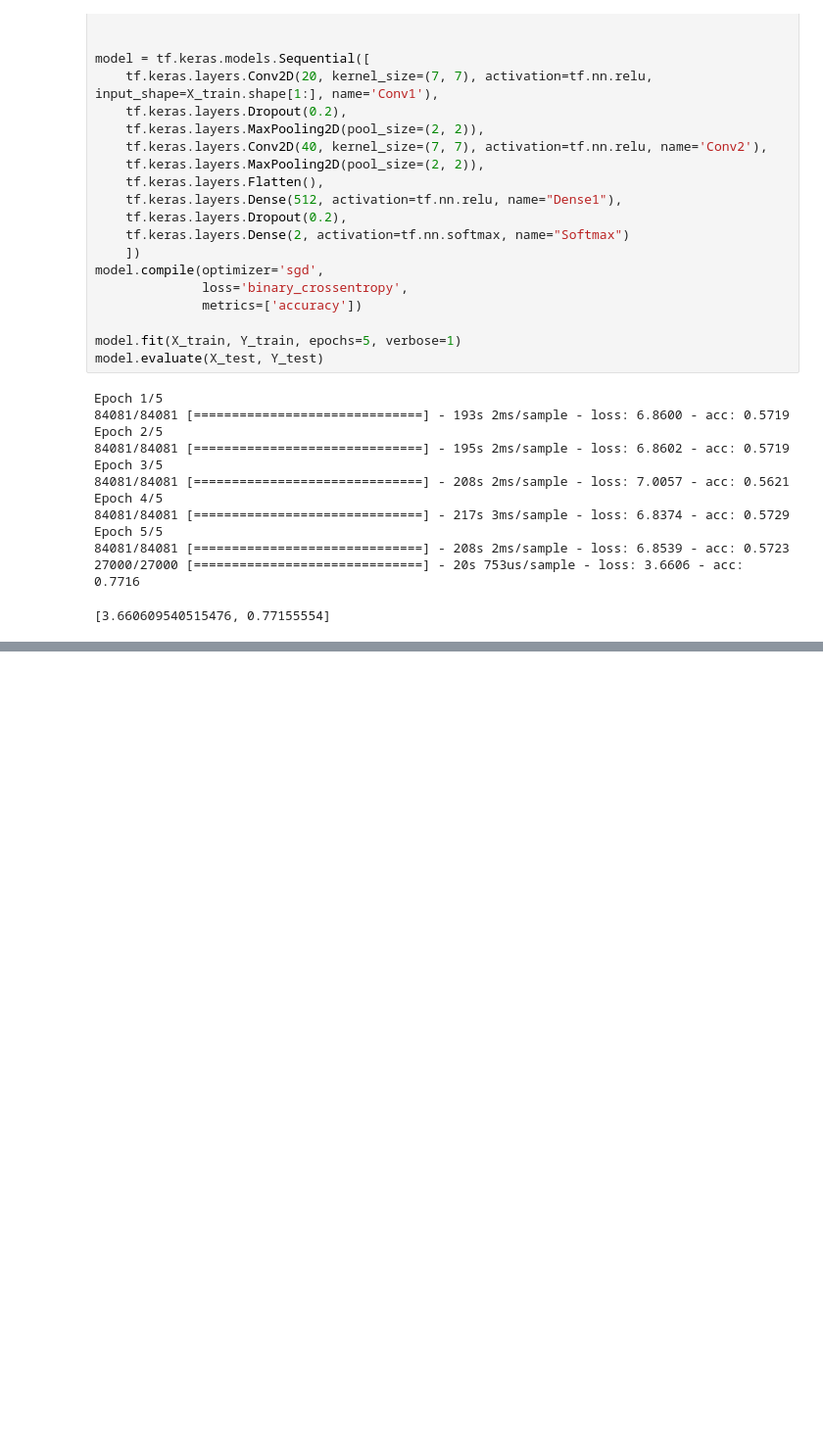
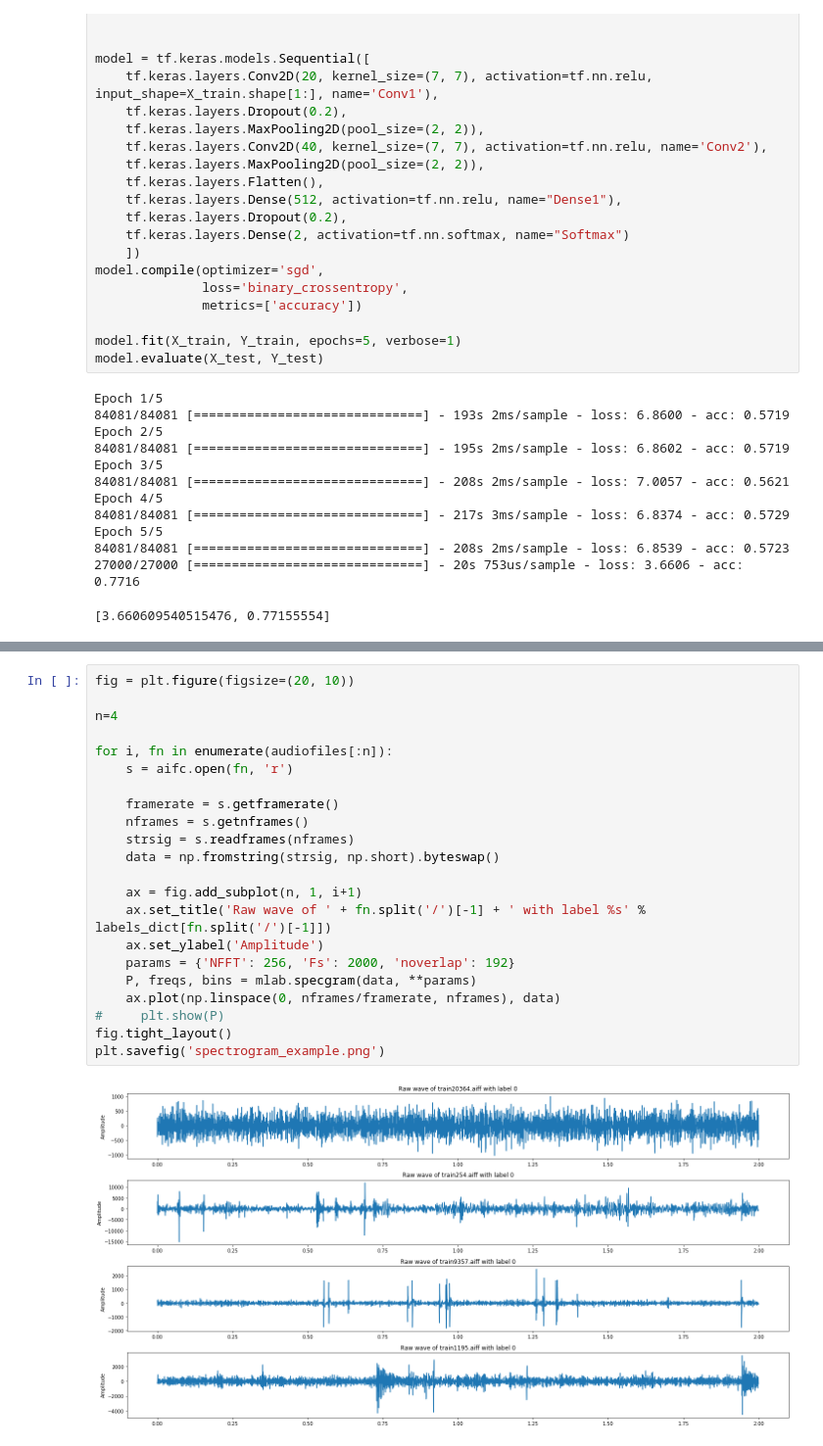
Before and after one commit to JorgeRodri/WhaleClassification, a Jupyter notebook: Pruebas.ipynb, the cells around one changed output, grey strips where cells are left out. Shown at 98% size. Cells and saved outputs as stored; diff of their text form; blank space fills up the shorter version.

```diff
--- a/Pruebas.ipynb
+++ b/Pruebas.ipynb
@@ -230,0 +304,24 @@ Epoch 5/5
+# %%
+fig = plt.figure(figsize=(20, 10))
+
+n=4
+
+for i, fn in enumerate(audiofiles[:n]):
+    s = aifc.open(fn, 'r')
+
+    framerate = s.getframerate()
+    nframes = s.getnframes()
+    strsig = s.readframes(nframes)
+    data = np.fromstring(strsig, np.short).byteswap()
+
+    ax = fig.add_subplot(n, 1, i+1)
+    ax.set_title('Raw wave of ' + fn.split('/')[-1] + ' with label %s' % labels_dict[fn.split('/')[-1]])
+    ax.set_ylabel('Amplitude')
+    params = {'NFFT': 256, 'Fs': 2000, 'noverlap': 192}
+    P, freqs, bins = mlab.specgram(data, **params)
+    ax.plot(np.linspace(0, nframes/framerate, nframes), data)
+#     plt.show(P)
+fig.tight_layout()
+plt.savefig('spectrogram_example.png')
+# %% [output]
+[figure, added]
```
Also changed, not shown: parts of 24 cells of this notebook, 1 other file.
